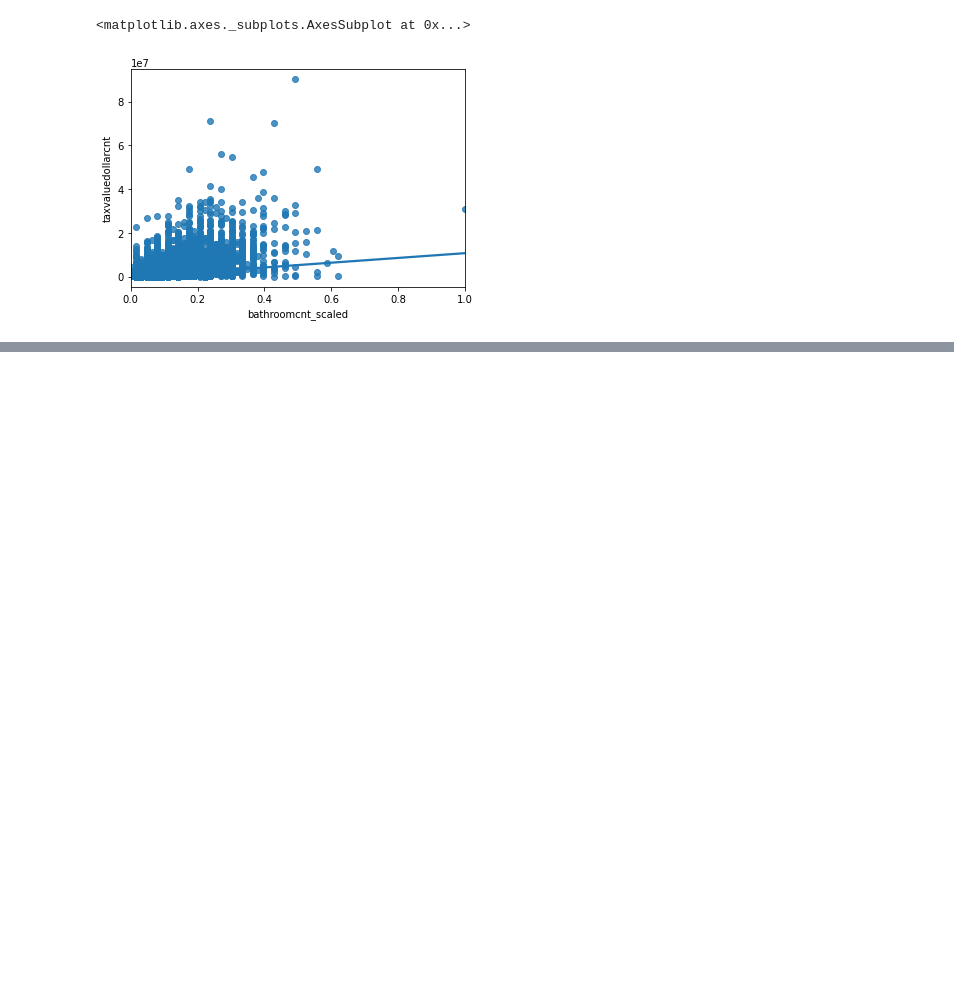
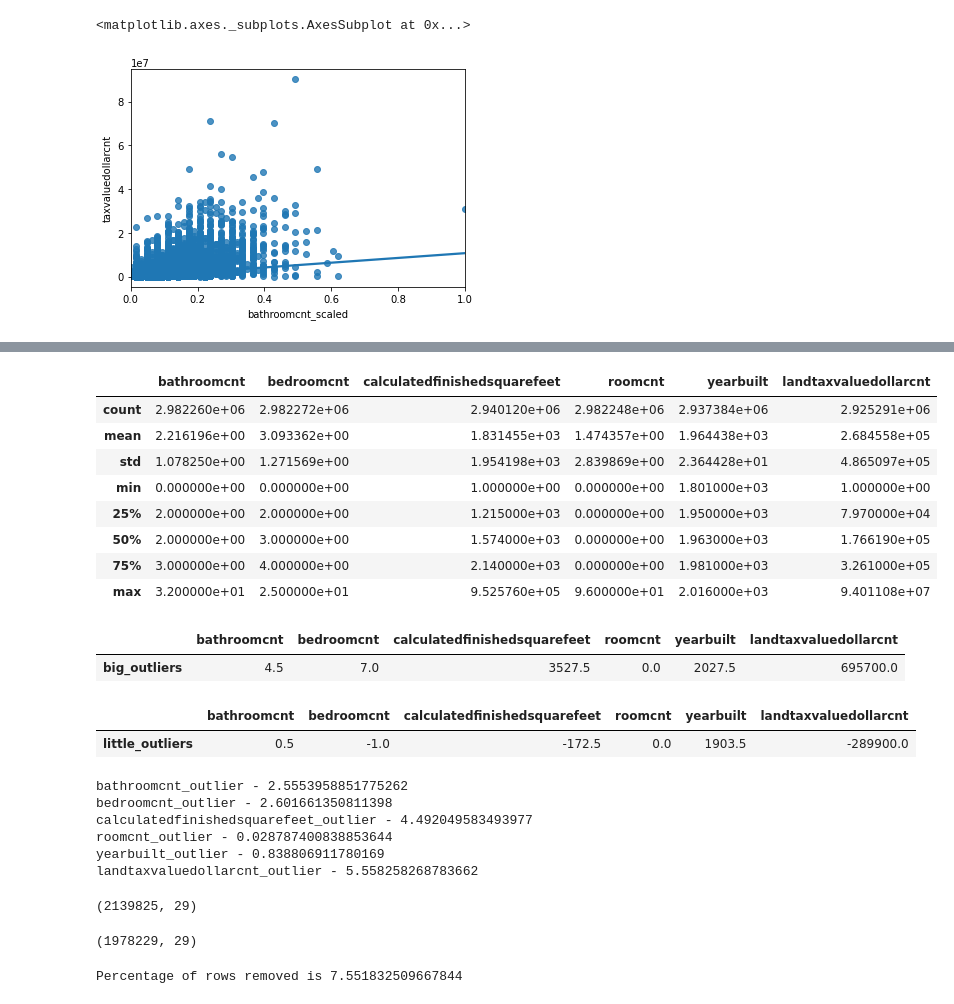
Before and after one commit to Robust-Analytics/zillow-project, a Jupyter notebook: tony_explore.ipynb, the cells around one changed output, grey strips where cells are left out. Drawn from its saved outputs; the diff is of its cells as text; code cells hidden in the pictures; blank space fills up the shorter version.

```diff
--- a/tony_explore.ipynb
+++ b/tony_explore.ipynb
@@ -141,0 +130,40 @@ sns.regplot(data=train, x='bathroomcnt_scaled', y = 'taxvaluedollarcnt')
+# %%
+des = zillow[['bathroomcnt', 'bedroomcnt', 'calculatedfinishedsquarefeet', 'roomcnt', 'yearbuilt', 'landtaxvaluedollarcnt']].describe()
+des
+# %% [output]
+|  | bathroomcnt | bedroomcnt | calculatedfinishedsquarefeet | roomcnt | yearbuilt | landtaxvaluedollarcnt |
+| count | 2.982260e+06 | 2.982272e+06 | 2.940120e+06 | 2.982248e+06 | 2.937384e+06 | 2.925291e+06 |
+| mean | 2.216196e+00 | 3.093362e+00 | 1.831455e+03 | 1.474357e+00 | 1.964438e+03 | 2.684558e+05 |
+| std | 1.078250e+00 | 1.271569e+00 | 1.954198e+03 | 2.839869e+00 | 2.364428e+01 | 4.865097e+05 |
+| min | 0.000000e+00 | 0.000000e+00 | 1.000000e+00 | 0.000000e+00 | 1.801000e+03 | 1.000000e+00 |
+| 25% | 2.000000e+00 | 2.000000e+00 | 1.215000e+03 | 0.000000e+00 | 1.950000e+03 | 7.970000e+04 |
+| 50% | 2.000000e+00 | 3.000000e+00 | 1.574000e+03 | 0.000000e+00 | 1.963000e+03 | 1.766190e+05 |
+| 75% | 3.000000e+00 | 4.000000e+00 | 2.140000e+03 | 0.000000e+00 | 1.981000e+03 | 3.261000e+05 |
+| max | 3.200000e+01 | 2.500000e+01 | 9.525760e+05 | 9.600000e+01 | 2.016000e+03 | 9.401108e+07 |
+# %%
+columns = list(des.columns)
+
+outliers = []
+for col in columns:
+    IQR = (des[col].iloc[6] - des[col].iloc[4])
+    Q3 = des[col].iloc[6]
+    Q1 = des[col].iloc[4]
+    little_outliers = Q1 - (1.5 * IQR)
+    big_outliers = Q3 + (1.5 * IQR)
+    outliers.append([IQR, Q3, Q1, little_outliers, big_outliers])
+
+outliers = np.array(outliers)
+df_outliers = pd.DataFrame(data=outliers, index = columns, columns = ['IQR', 'Q3', 'Q1', 'little_outliers', 'big_outliers'])
+df_outliers
+
+big_outliers = df_outliers[['big_outliers']].transpose()
+big_outliers
+# %% [output]
+|  | bathroomcnt | bedroomcnt | calculatedfinishedsquarefeet | roomcnt | yearbuilt | landtaxvaluedollarcnt |
+| big_outliers | 4.5 | 7.0 | 3527.5 | 0.0 | 2027.5 | 695700.0 |
+# %%
+little_outliers = df_outliers[['little_outliers']].transpose()
+little_outliers
+# %% [output]
+|  | bathroomcnt | bedroomcnt | calculatedfinishedsquarefeet | roomcnt | yearbuilt | landtaxvaluedollarcnt |
+| little_outliers | 0.5 | -1.0 | -172.5 | 0.0 | 1903.5 | -289900.0 |
@@ -141,0 +177,31 @@ sns.regplot(data=train, x='bathroomcnt_scaled', y = 'taxvaluedollarcnt')
+# %%
+print(f"bathroomcnt_outlier - {df['bathroomcnt_outlier'].sum()/df.shape[0] * 100}")
+print(f"bedroomcnt_outlier - {df['bedroomcnt_outlier'].sum()/df.shape[0] * 100}")
+print(f"calculatedfinishedsquarefeet_outlier - {df['calculatedfinishedsquarefeet_outlier'].sum()/df.shape[0] * 100}")
+print(f"roomcnt_outlier - {df['roomcnt_outlier'].sum()/df.shape[0] * 100}")
+print(f"yearbuilt_outlier - {df['yearbuilt_outlier'].sum()/df.shape[0] * 100}")
+print(f"landtaxvaluedollarcnt_outlier - {df['landtaxvaluedollarcnt_outlier'].sum()/df.shape[0] * 100}")
+# %% [output]
+bathroomcnt_outlier - 2.5553958851775262
+bedroomcnt_outlier - 2.601661350811398
+calculatedfinishedsquarefeet_outlier - 4.492049583493977
+roomcnt_outlier - 0.028787400838853644
+yearbuilt_outlier - 0.838806911780169
+landtaxvaluedollarcnt_outlier - 5.558258268783662
+# %%
+df.shape
+# %% [output]
+(2139825, 29)
+# %%
+df.drop(df.loc[df['bathroomcnt_outlier']==True].index, inplace=True)
+df.drop(df.loc[df['bedroomcnt_outlier']==True].index, inplace=True)
+df.drop(df.loc[df['calculatedfinishedsquarefeet_outlier']==True].index, inplace=True)
+df.drop(df.loc[df['roomcnt_outlier']==True].index, inplace=True)
+df.drop(df.loc[df['yearbuilt_outlier']==True].index, inplace=True)
+df.shape
+# %% [output]
+(1978229, 29)
+# %%
+print(f"Percentage of rows removed is {(1 - 1978229/2139825) * 100}")
+# %% [output]
+Percentage of rows removed is 7.551832509667844
```
Also changed, not shown: parts of 18 cells of this notebook.
